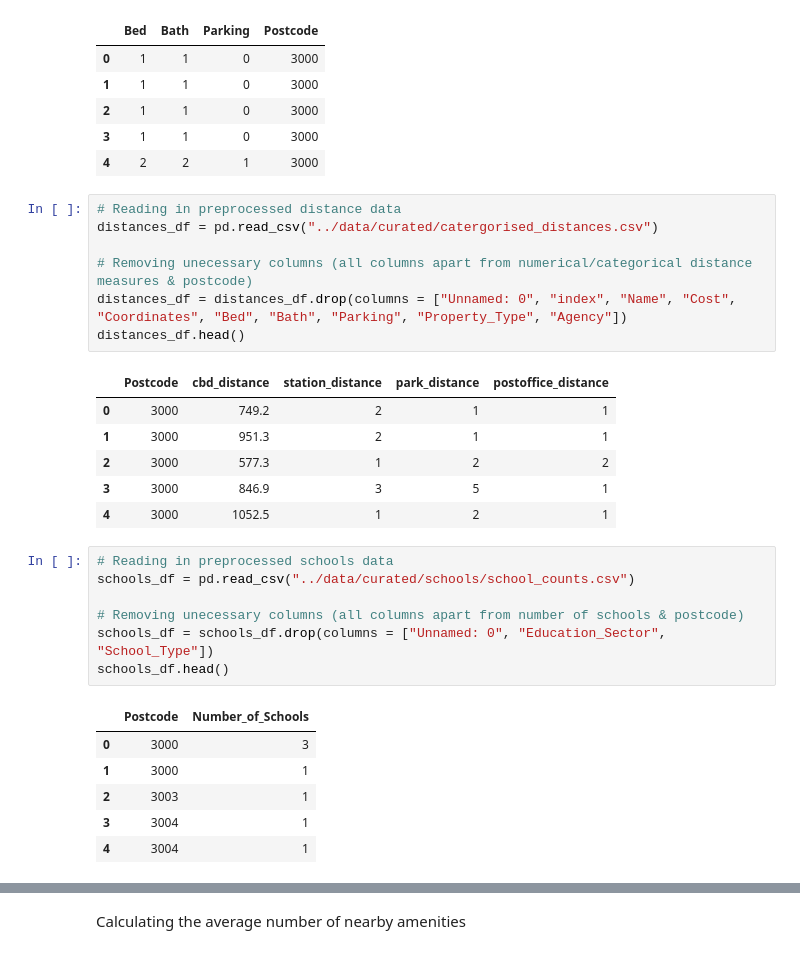
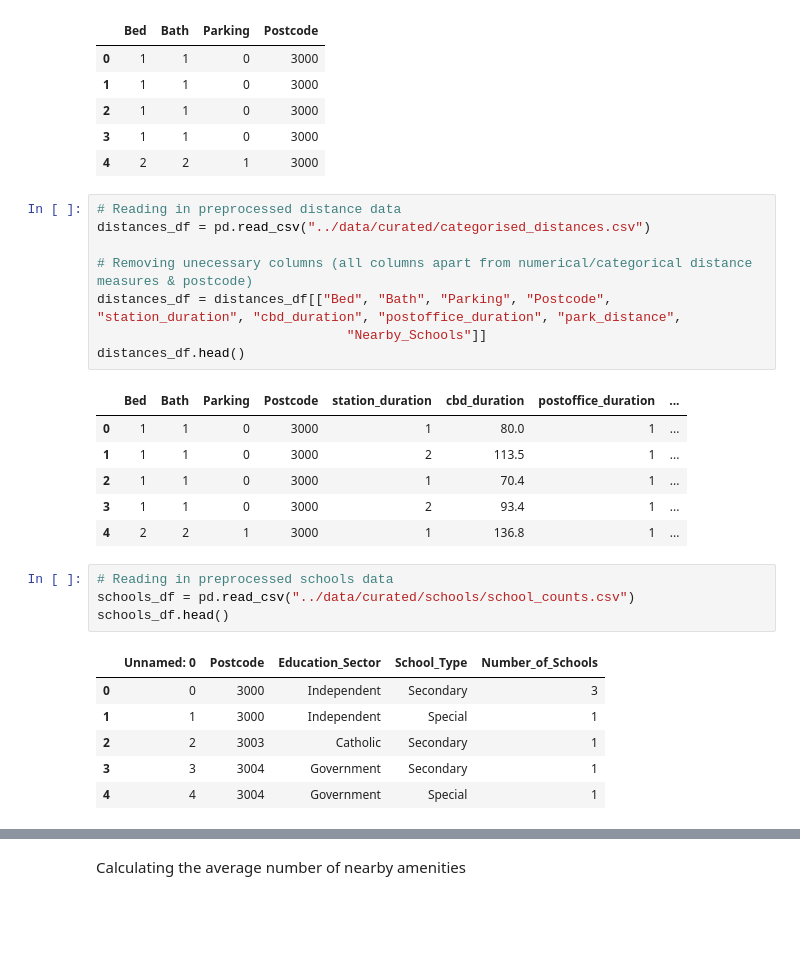
Before and after one commit to MAST30034-Applied-Data-Science/generic-real-estate-consulting-project-group-42, a Jupyter notebook: notebooks/liveability.ipynb, the cells around one changed output, grey strips where cells are left out. Saved outputs shown, nothing was run; the diff lists cells and outputs as text; blank space fills up the shorter version.

```diff
--- a/notebooks/liveability.ipynb
+++ b/notebooks/liveability.ipynb
@@ -29,29 +29,27 @@ property_df.head()
 | 4 | 2 | 2 | 1 | 3000 |
 # %%
 # Reading in preprocessed distance data
-distances_df = pd.read_csv("../data/curated/catergorised_distances.csv")
+distances_df = pd.read_csv("../data/curated/categorised_distances.csv")
 
 # Removing unecessary columns (all columns apart from numerical/categorical distance measures & postcode)
-distances_df = distances_df.drop(columns = ["Unnamed: 0", "index", "Name", "Cost", "Coordinates", "Bed", "Bath", "Parking", "Property_Type", "Agency"])
+distances_df = distances_df[["Bed", "Bath", "Parking", "Postcode", "station_duration", "cbd_duration", "postoffice_duration", "park_distance",
+                                "Nearby_Schools"]]
 distances_df.head()
 # %% [output]
-|  | Postcode | cbd_distance | station_distance | park_distance | postoffice_distance |
-| 0 | 3000 | 749.2 | 2 | 1 | 1 |
-| 1 | 3000 | 951.3 | 2 | 1 | 1 |
-| 2 | 3000 | 577.3 | 1 | 2 | 2 |
-| 3 | 3000 | 846.9 | 3 | 5 | 1 |
-| 4 | 3000 | 1052.5 | 1 | 2 | 1 |
+|  | Bed | Bath | Parking | Postcode | station_duration | cbd_duration | postoffice_duration | ... |
+| 0 | 1 | 1 | 0 | 3000 | 1 | 80.0 | 1 | ... |
+| 1 | 1 | 1 | 0 | 3000 | 2 | 113.5 | 1 | ... |
+| 2 | 1 | 1 | 0 | 3000 | 1 | 70.4 | 1 | ... |
+| 3 | 1 | 1 | 0 | 3000 | 2 | 93.4 | 1 | ... |
+| 4 | 2 | 2 | 1 | 3000 | 1 | 136.8 | 1 | ... |
 # %%
 # Reading in preprocessed schools data
 schools_df = pd.read_csv("../data/curated/schools/school_counts.csv")
-
-# Removing unecessary columns (all columns apart from number of schools & postcode)
-schools_df = schools_df.drop(columns = ["Unnamed: 0", "Education_Sector", "School_Type"])
 schools_df.head()
 # %% [output]
-|  | Postcode | Number_of_Schools |
-| 0 | 3000 | 3 |
-| 1 | 3000 | 1 |
-| 2 | 3003 | 1 |
-| 3 | 3004 | 1 |
-| 4 | 3004 | 1 |
+|  | Unnamed: 0 | Postcode | Education_Sector | School_Type | Number_of_Schools |
+| 0 | 0 | 3000 | Independent | Secondary | 3 |
+| 1 | 1 | 3000 | Independent | Special | 1 |
+| 2 | 2 | 3003 | Catholic | Secondary | 1 |
+| 3 | 3 | 3004 | Government | Secondary | 1 |
+| 4 | 4 | 3004 | Government | Special | 1 |
```
Also changed, not shown: parts of 20 cells of this notebook, 3 other files.
